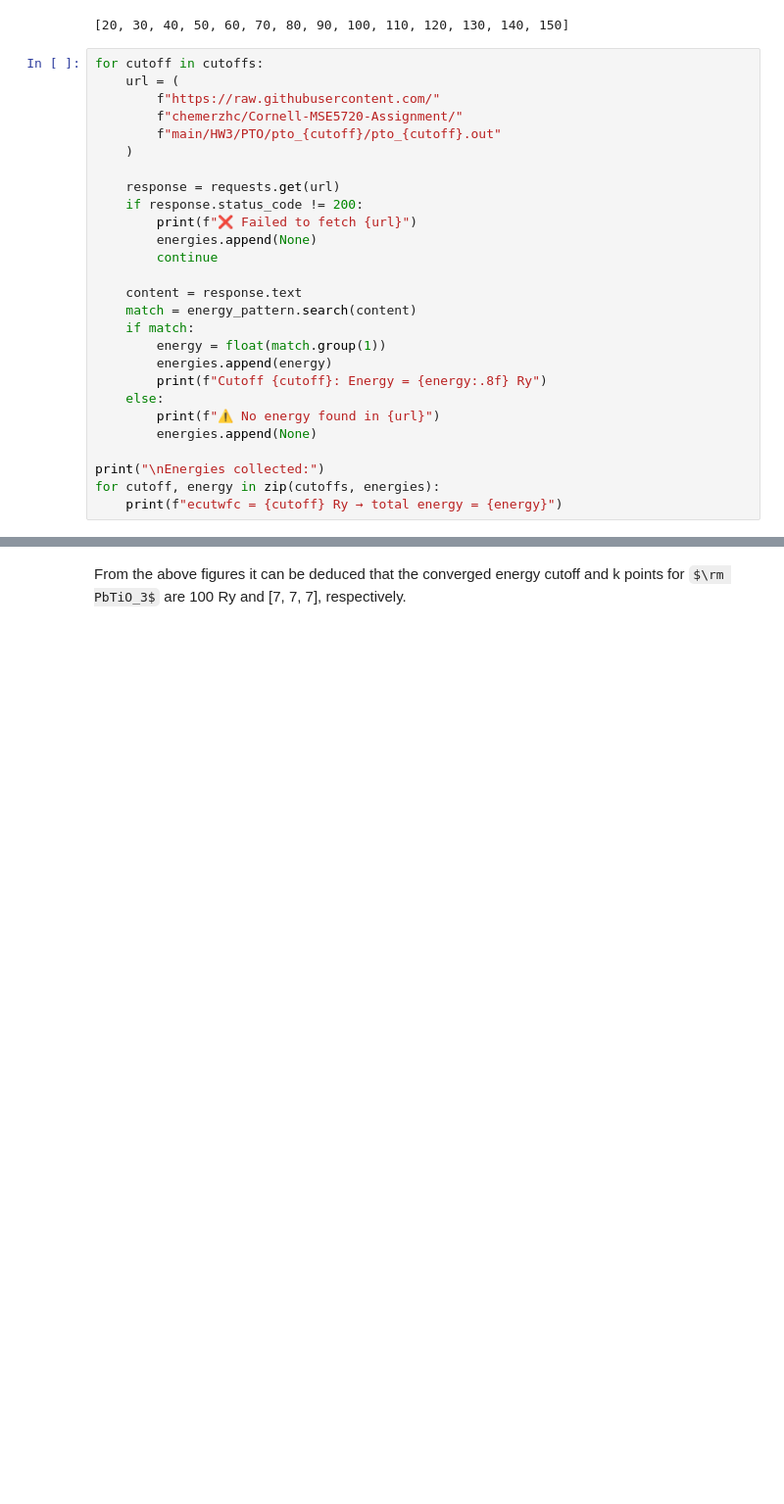
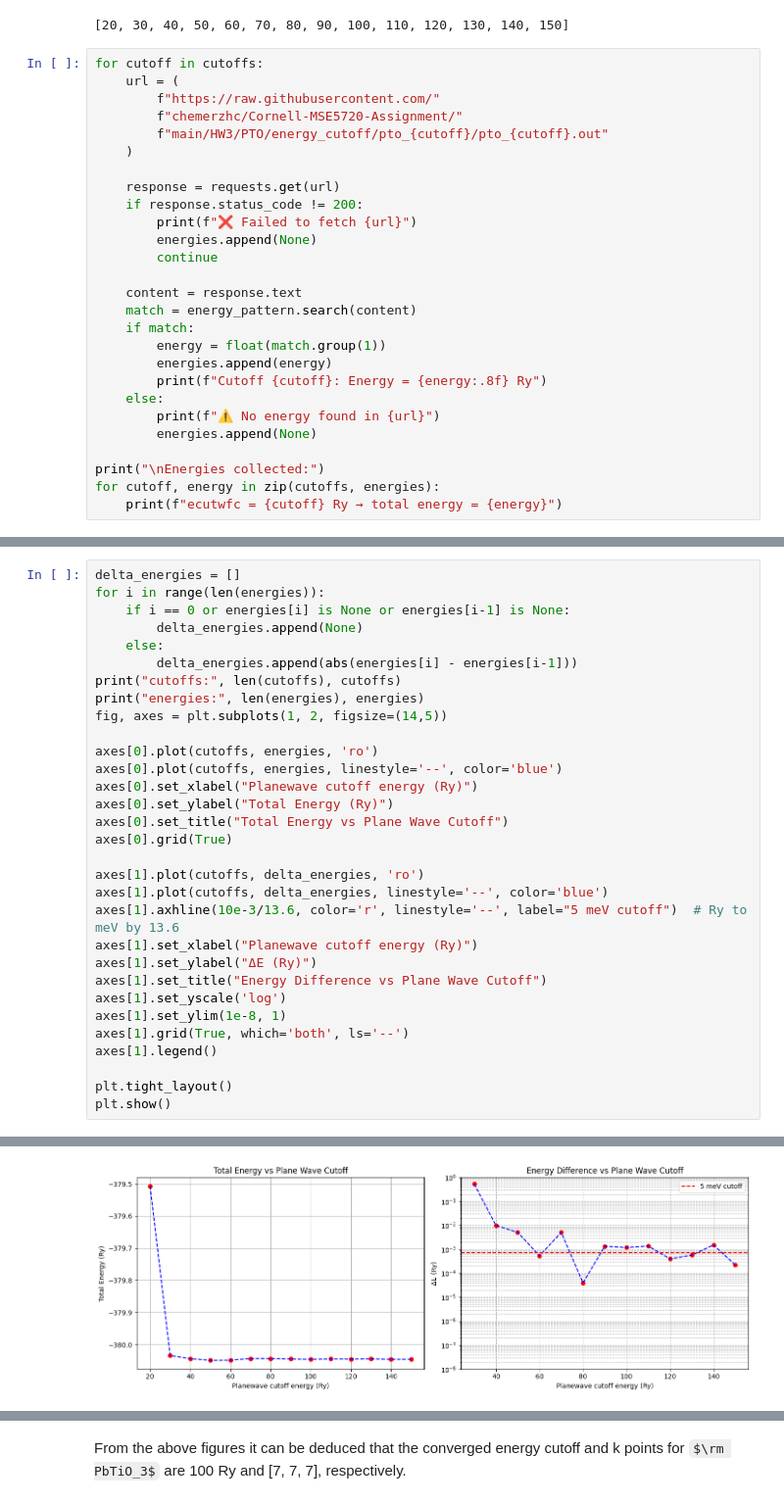
Before and after one commit to chemerzhc/Cornell-MSE5720-Assignment, a Jupyter notebook: HW3/HW3.ipynb, the cells around one changed output, grey strips where cells are left out. Shown at 98% size. Saved outputs shown, nothing was run; the diff lists cells and outputs as text; some formulas as TeX source; blank space fills up the shorter version.

```diff
--- a/HW3/HW3.ipynb
+++ b/HW3/HW3.ipynb
@@ -362,7 +362,7 @@ for cutoff in cutoffs:
     url = (
         f"https://raw.githubusercontent.com/"
         f"chemerzhc/Cornell-MSE5720-Assignment/"
-        f"main/HW3/PTO/pto_{cutoff}/pto_{cutoff}.out"
+        f"main/HW3/PTO/energy_cutoff/pto_{cutoff}/pto_{cutoff}.out"
     )
 
     response = requests.get(url)
@@ -386,0 +405,32 @@ for cutoff, energy in zip(cutoffs, energies):
+# %%
+delta_energies = []
+for i in range(len(energies)):
+    if i == 0 or energies[i] is None or energies[i-1] is None:
+        delta_energies.append(None)
+    else:
+        delta_energies.append(abs(energies[i] - energies[i-1]))
+print("cutoffs:", len(cutoffs), cutoffs)
+print("energies:", len(energies), energies)
+fig, axes = plt.subplots(1, 2, figsize=(14,5))
+
+axes[0].plot(cutoffs, energies, 'ro')
+axes[0].plot(cutoffs, energies, linestyle='--', color='blue')
+axes[0].set_xlabel("Planewave cutoff energy (Ry)")
+axes[0].set_ylabel("Total Energy (Ry)")
+axes[0].set_title("Total Energy vs Plane Wave Cutoff")
+axes[0].grid(True)
+
+axes[1].plot(cutoffs, delta_energies, 'ro')
+axes[1].plot(cutoffs, delta_energies, linestyle='--', color='blue')
+axes[1].axhline(10e-3/13.6, color='r', linestyle='--', label="5 meV cutoff")  # Ry to meV by 13.6
+axes[1].set_xlabel("Planewave cutoff energy (Ry)")
+axes[1].set_ylabel("ΔE (Ry)")
+axes[1].set_title("Energy Difference vs Plane Wave Cutoff")
+axes[1].set_yscale('log')
+axes[1].set_ylim(1e-8, 1)
+axes[1].grid(True, which='both', ls='--')
+axes[1].legend()
+
+plt.tight_layout()
+plt.show()
+# %% [output]
@@ -386,0 +439 @@ for cutoff, energy in zip(cutoffs, energies):
+[figure, added]
```
Also changed, not shown: parts of 5 cells of this notebook, 1 other file.
